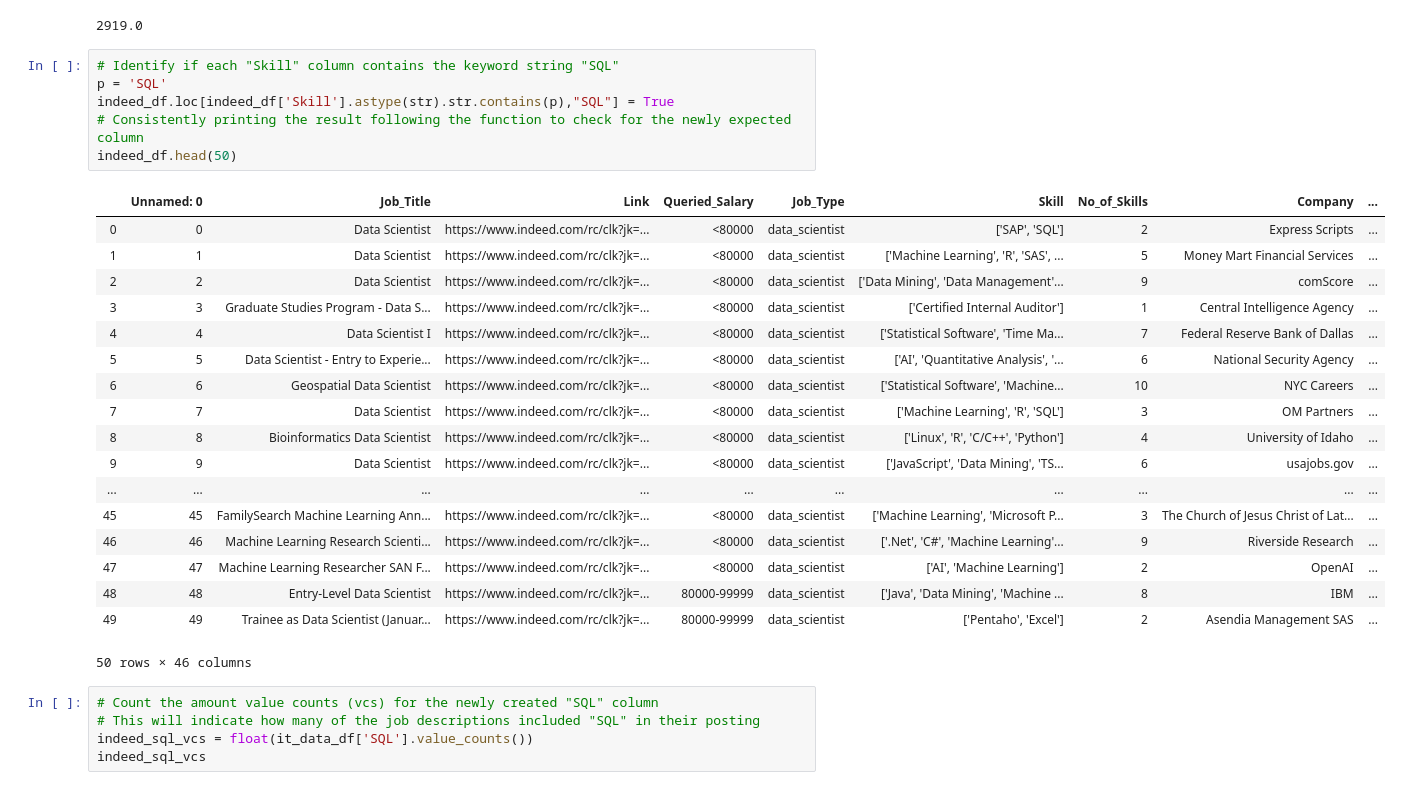
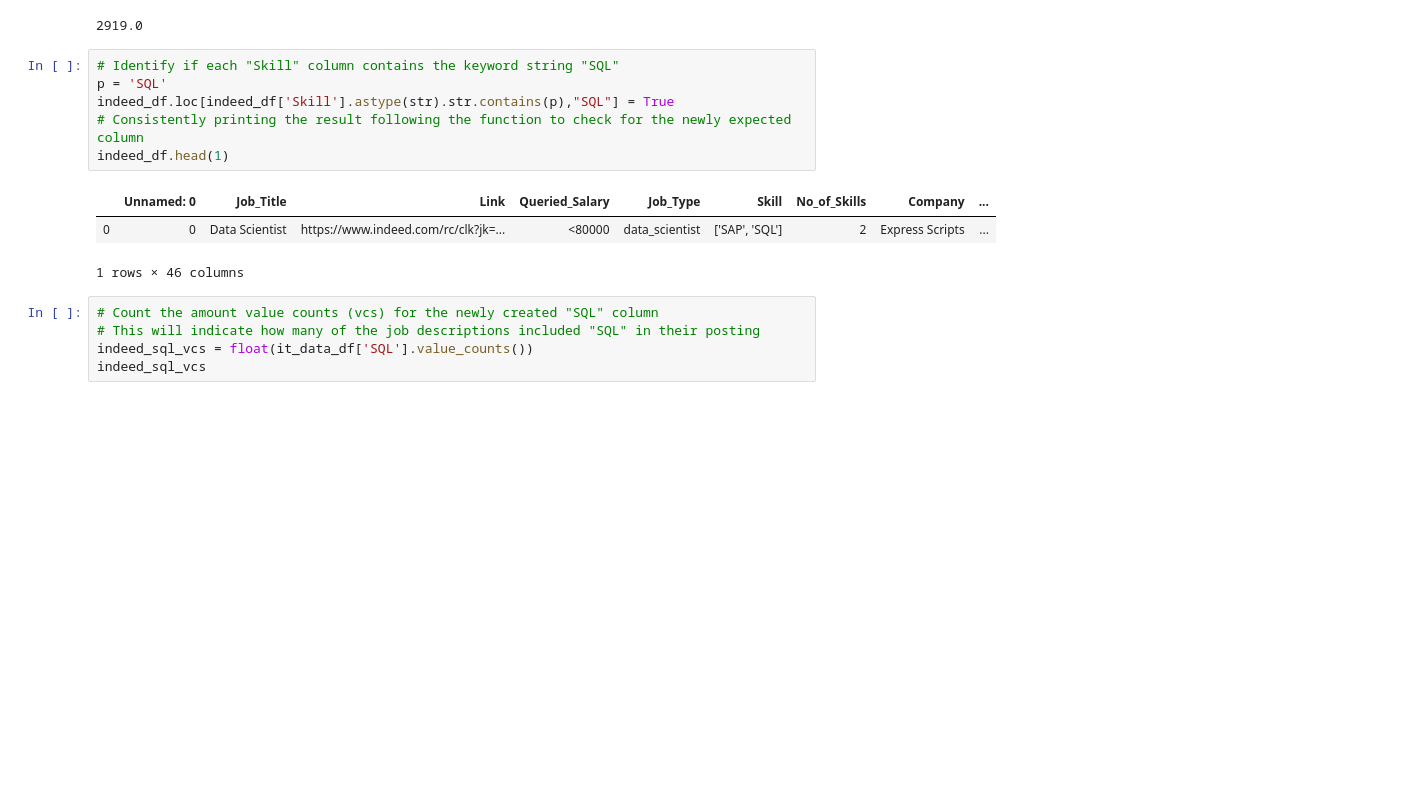
Before and after one commit to cselleck/The_Deadweights, a Jupyter notebook: Jodi_files/JodiFinal_Jupyter.ipynb, the cells around one changed output. Saved outputs shown, nothing was run; the diff lists cells and outputs as text; blank space fills up the shorter version.

```diff
--- a/Jodi_files/JodiFinal_Jupyter.ipynb
+++ b/Jodi_files/JodiFinal_Jupyter.ipynb
@@ -298,28 +198,13 @@ indeed_excel_vcs
 # %%
 # Identify if each "Skill" column contains the keyword string "SQL"
 p = 'SQL'
 indeed_df.loc[indeed_df['Skill'].astype(str).str.contains(p),"SQL"] = True
 # Consistently printing the result following the function to check for the newly expected column
-indeed_df.head(50)
+indeed_df.head(1)
 # %% [output]
 |  | Unnamed: 0 | Job_Title | Link | Queried_Salary | Job_Type | Skill | No_of_Skills | Company | ... |
 | 0 | 0 | Data Scientist | https://www.indeed.com/rc/clk?jk=... | <80000 | data_scientist | ['SAP', 'SQL'] | 2 | Express Scripts | ... |
-| 1 | 1 | Data Scientist | https://www.indeed.com/rc/clk?jk=... | <80000 | data_scientist | ['Machine Learning', 'R', 'SAS', ... | 5 | Money Mart Financial Services | ... |
-| 2 | 2 | Data Scientist | https://www.indeed.com/rc/clk?jk=... | <80000 | data_scientist | ['Data Mining', 'Data Management'... | 9 | comScore | ... |
-| 3 | 3 | Graduate Studies Program - Data S... | https://www.indeed.com/rc/clk?jk=... | <80000 | data_scientist | ['Certified Internal Auditor'] | 1 | Central Intelligence Agency | ... |
-| 4 | 4 | Data Scientist I | https://www.indeed.com/rc/clk?jk=... | <80000 | data_scientist | ['Statistical Software', 'Time Ma... | 7 | Federal Reserve Bank of Dallas | ... |
-| 5 | 5 | Data Scientist - Entry to Experie... | https://www.indeed.com/rc/clk?jk=... | <80000 | data_scientist | ['AI', 'Quantitative Analysis', '... | 6 | National Security Agency | ... |
-| 6 | 6 | Geospatial Data Scientist | https://www.indeed.com/rc/clk?jk=... | <80000 | data_scientist | ['Statistical Software', 'Machine... | 10 | NYC Careers | ... |
-| 7 | 7 | Data Scientist | https://www.indeed.com/rc/clk?jk=... | <80000 | data_scientist | ['Machine Learning', 'R', 'SQL'] | 3 | OM Partners | ... |
-| 8 | 8 | Bioinformatics Data Scientist | https://www.indeed.com/rc/clk?jk=... | <80000 | data_scientist | ['Linux', 'R', 'C/C++', 'Python'] | 4 | University of Idaho | ... |
-| 9 | 9 | Data Scientist | https://www.indeed.com/rc/clk?jk=... | <80000 | data_scientist | ['JavaScript', 'Data Mining', 'TS... | 6 | usajobs.gov | ... |
-| ... | ... | ... | ... | ... | ... | ... | ... | ... | ... |
-| 45 | 45 | FamilySearch Machine Learning Ann... | https://www.indeed.com/rc/clk?jk=... | <80000 | data_scientist | ['Machine Learning', 'Microsoft P... | 3 | The Church of Jesus Christ of Lat... | ... |
-| 46 | 46 | Machine Learning Research Scienti... | https://www.indeed.com/rc/clk?jk=... | <80000 | data_scientist | ['.Net', 'C#', 'Machine Learning'... | 9 | Riverside Research | ... |
-| 47 | 47 | Machine Learning Researcher SAN F... | https://www.indeed.com/rc/clk?jk=... | <80000 | data_scientist | ['AI', 'Machine Learning'] | 2 | OpenAI | ... |
-| 48 | 48 | Entry-Level Data Scientist | https://www.indeed.com/rc/clk?jk=... | 80000-99999 | data_scientist | ['Java', 'Data Mining', 'Machine ... | 8 | IBM | ... |
-| 49 | 49 | Trainee as Data Scientist (Januar... | https://www.indeed.com/rc/clk?jk=... | 80000-99999 | data_scientist | ['Pentaho', 'Excel'] | 2 | Asendia Management SAS | ... |
-50 rows × 46 columns
+1 rows × 46 columns
 # %%
 # Count the amount value counts (vcs) for the newly created "SQL" column
 # This will indicate how many of the job descriptions included "SQL" in their posting
```
Also changed, not shown: parts of 15 cells of this notebook.
